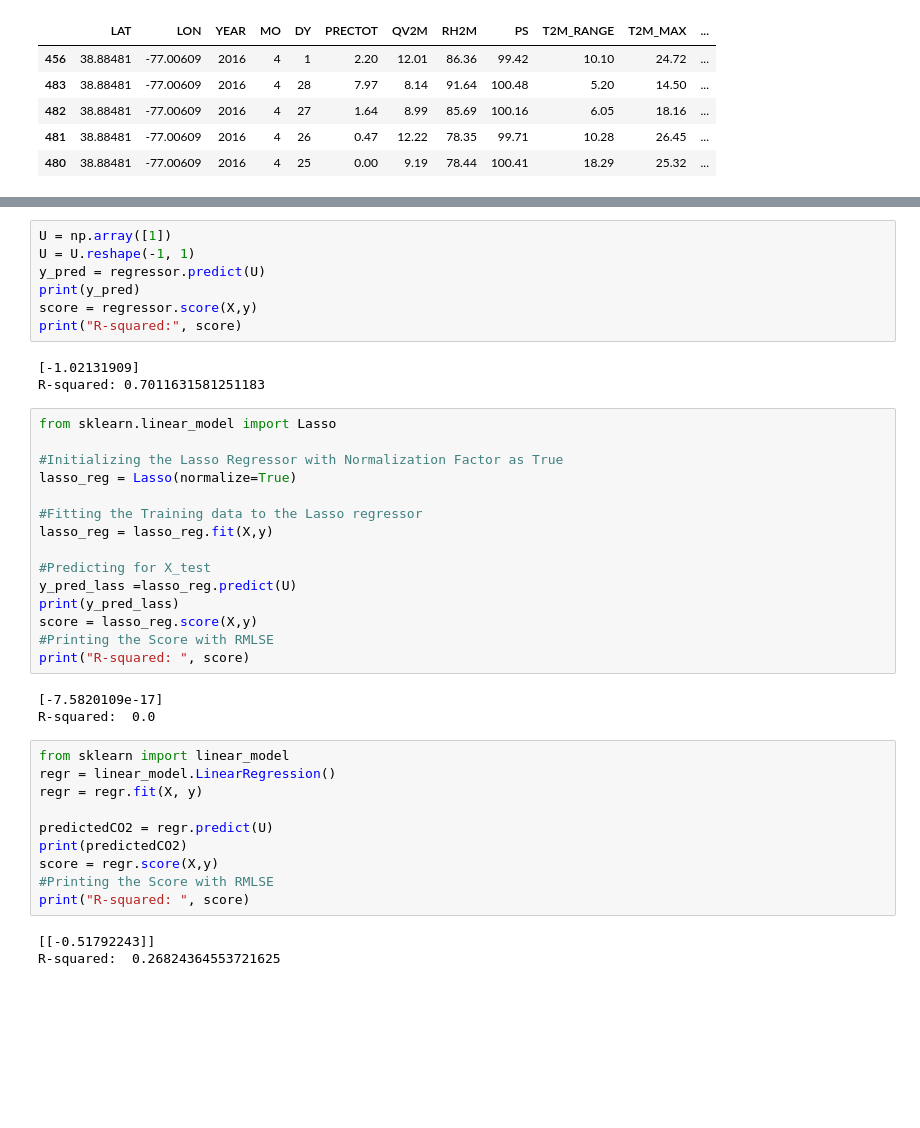
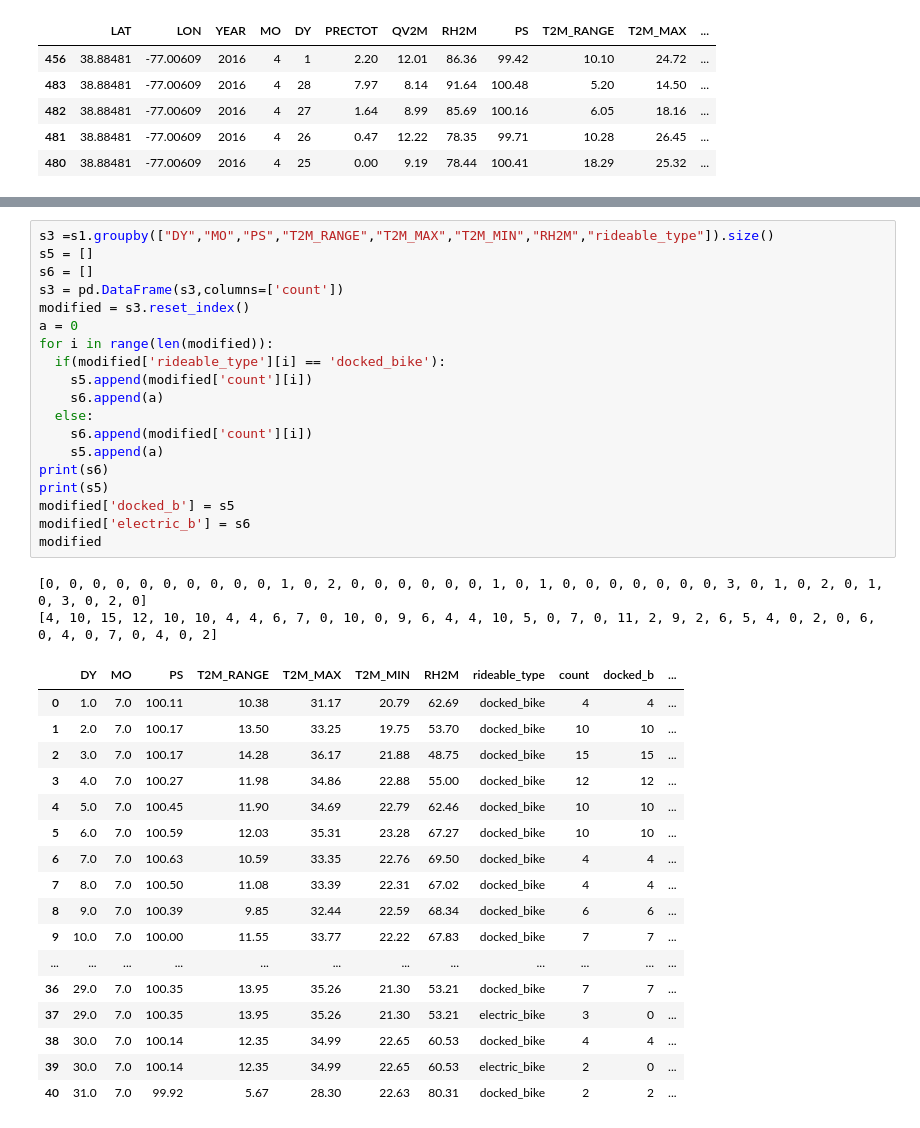
Before and after one commit to Akanksha0215/mywork, a Jupyter notebook: pro (1).ipynb, the cells around one changed output, grey strips where cells are left out. Cells and saved outputs as stored; diff of their text form; blank space fills up the shorter version.

```diff
--- a/pro (1).ipynb
+++ b/pro (1).ipynb
@@ -464,41 +385,39 @@ RandomForestRegressor(bootstrap=True, ccp_alpha=0.0, criterion='mse',
-# %%
-U = np.array([1])
-U = U.reshape(-1, 1)
-y_pred = regressor.predict(U)
-print(y_pred)
-score = regressor.score(X,y)
-print("R-squared:", score)
-# %% [output]
-[-1.02131909]
-R-squared: 0.7011631581251183
-# %%
-from sklearn.linear_model import Lasso
-
-#Initializing the Lasso Regressor with Normalization Factor as True
-lasso_reg = Lasso(normalize=True)
-
-#Fitting the Training data to the Lasso regressor
-lasso_reg = lasso_reg.fit(X,y)
-
-#Predicting for X_test
-y_pred_lass =lasso_reg.predict(U)
-print(y_pred_lass)
-score = lasso_reg.score(X,y)
-#Printing the Score with RMLSE
-print("R-squared: ", score)
-# %% [output]
-[-7.5820109e-17]
-R-squared:  0.0
-# %%
-from sklearn import linear_model
-regr = linear_model.LinearRegression()
-regr = regr.fit(X, y)
-
-predictedCO2 = regr.predict(U)
-print(predictedCO2)
-score = regr.score(X,y)
-#Printing the Score with RMLSE
-print("R-squared: ", score)
-# %% [output]
-[[-0.51792243]]
-R-squared:  0.26824364553721625
+# %%
+s3 =s1.groupby(["DY","MO","PS","T2M_RANGE","T2M_MAX","T2M_MIN","RH2M","rideable_type"]).size()
+s5 = []
+s6 = []
+s3 = pd.DataFrame(s3,columns=['count'])
+modified = s3.reset_index()
+a = 0
+for i in range(len(modified)):
+  if(modified['rideable_type'][i] == 'docked_bike'):
+    s5.append(modified['count'][i])
+    s6.append(a)
+  else:
+    s6.append(modified['count'][i])
+    s5.append(a)
+print(s6)
+print(s5)
+modified['docked_b'] = s5
+modified['electric_b'] = s6
+modified
+# %% [output]
+[0, 0, 0, 0, 0, 0, 0, 0, 0, 0, 1, 0, 2, 0, 0, 0, 0, 0, 0, 1, 0, 1, 0, 0, 0, 0, 0, 0, 0, 3, 0, 1, 0, 2, 0, 1, 0, 3, 0, 2, 0]
+[4, 10, 15, 12, 10, 10, 4, 4, 6, 7, 0, 10, 0, 9, 6, 4, 4, 10, 5, 0, 7, 0, 11, 2, 9, 2, 6, 5, 4, 0, 2, 0, 6, 0, 4, 0, 7, 0, 4, 0, 2]
+|  | DY | MO | PS | T2M_RANGE | T2M_MAX | T2M_MIN | RH2M | rideable_type | count | docked_b | ... |
+| 0 | 1.0 | 7.0 | 100.11 | 10.38 | 31.17 | 20.79 | 62.69 | docked_bike | 4 | 4 | ... |
+| 1 | 2.0 | 7.0 | 100.17 | 13.50 | 33.25 | 19.75 | 53.70 | docked_bike | 10 | 10 | ... |
+| 2 | 3.0 | 7.0 | 100.17 | 14.28 | 36.17 | 21.88 | 48.75 | docked_bike | 15 | 15 | ... |
+| 3 | 4.0 | 7.0 | 100.27 | 11.98 | 34.86 | 22.88 | 55.00 | docked_bike | 12 | 12 | ... |
+| 4 | 5.0 | 7.0 | 100.45 | 11.90 | 34.69 | 22.79 | 62.46 | docked_bike | 10 | 10 | ... |
+| 5 | 6.0 | 7.0 | 100.59 | 12.03 | 35.31 | 23.28 | 67.27 | docked_bike | 10 | 10 | ... |
+| 6 | 7.0 | 7.0 | 100.63 | 10.59 | 33.35 | 22.76 | 69.50 | docked_bike | 4 | 4 | ... |
+| 7 | 8.0 | 7.0 | 100.50 | 11.08 | 33.39 | 22.31 | 67.02 | docked_bike | 4 | 4 | ... |
+| 8 | 9.0 | 7.0 | 100.39 | 9.85 | 32.44 | 22.59 | 68.34 | docked_bike | 6 | 6 | ... |
+| 9 | 10.0 | 7.0 | 100.00 | 11.55 | 33.77 | 22.22 | 67.83 | docked_bike | 7 | 7 | ... |
+| ... | ... | ... | ... | ... | ... | ... | ... | ... | ... | ... | ... |
+| 36 | 29.0 | 7.0 | 100.35 | 13.95 | 35.26 | 21.30 | 53.21 | docked_bike | 7 | 7 | ... |
+| 37 | 29.0 | 7.0 | 100.35 | 13.95 | 35.26 | 21.30 | 53.21 | electric_bike | 3 | 0 | ... |
+| 38 | 30.0 | 7.0 | 100.14 | 12.35 | 34.99 | 22.65 | 60.53 | docked_bike | 4 | 4 | ... |
+| 39 | 30.0 | 7.0 | 100.14 | 12.35 | 34.99 | 22.65 | 60.53 | electric_bike | 2 | 0 | ... |
+| 40 | 31.0 | 7.0 | 99.92 | 5.67 | 28.30 | 22.63 | 80.31 | docked_bike | 2 | 2 | ... |
```
Also changed, not shown: parts of 26 cells of this notebook.
